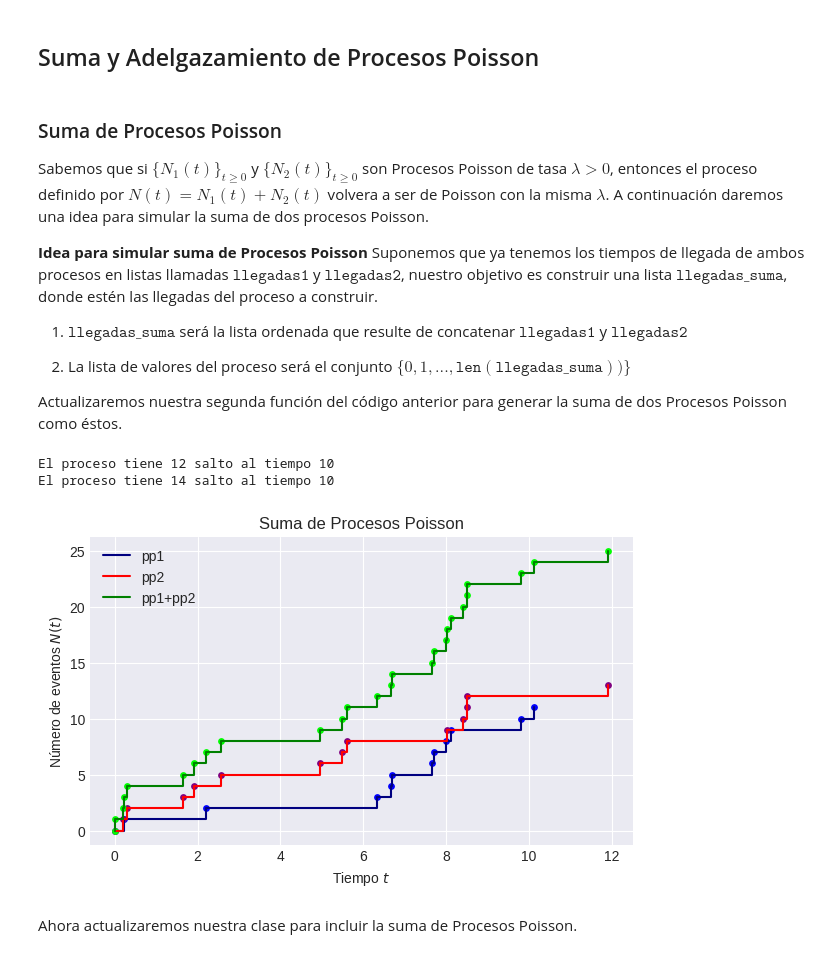
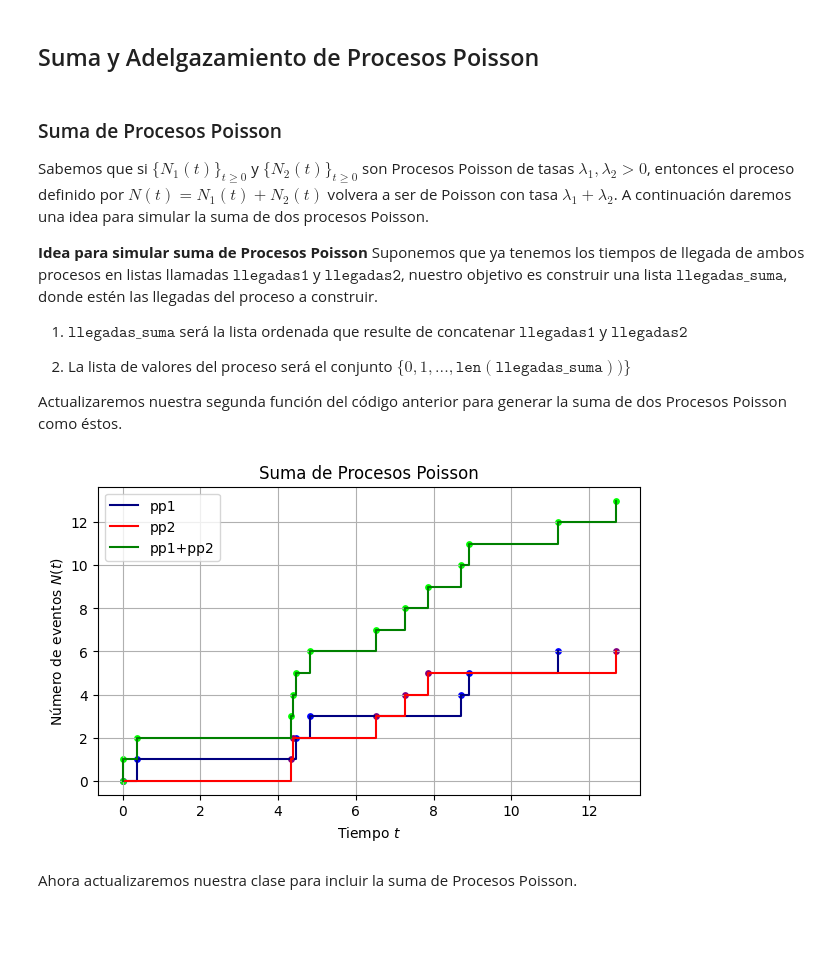
Before and after one commit to eliasegn/ProcesosI, a Jupyter notebook: PP2_SumayAdelgazamientodeProcesosPoisson.ipynb, the cells around one changed output. Drawn from its saved outputs; the diff is of its cells as text; code cells hidden in the pictures; blank space fills up the shorter version.

```diff
--- a/PP2_SumayAdelgazamientodeProcesosPoisson.ipynb
+++ b/PP2_SumayAdelgazamientodeProcesosPoisson.ipynb
@@ -2,7 +2,7 @@
 ## Suma y Adelgazamiento de Procesos Poisson
 # %% [markdown]
 ### Suma de Procesos Poisson
-Sabemos que si $\{N_1(t)\}_{t \geq 0}$ y $\{N_2(t)\}_{t \geq 0}$ son Procesos Poisson de tasa $\lambda > 0$, entonces el proceso definido por $N(t) = N_1(t) + N_2(t)$ volvera a ser de Poisson con la misma $\lambda$. A continuación daremos una idea para simular la suma de dos procesos Poisson.
+Sabemos que si $\{N_1(t)\}_{t \geq 0}$ y $\{N_2(t)\}_{t \geq 0}$ son Procesos Poisson de tasas $\lambda_1, \lambda_2 > 0$, entonces el proceso definido por $N(t) = N_1(t) + N_2(t)$ volvera a ser de Poisson con tasa $\lambda_1 + \lambda_2$. A continuación daremos una idea para simular la suma de dos procesos Poisson.
 
 **Idea para simular suma de Procesos Poisson**
 Suponemos que ya tenemos los tiempos de llegada de ambos procesos en listas llamadas $\texttt{llegadas1}$ y $\texttt{llegadas2}$, nuestro objetivo es construir una lista $\texttt{llegadas_suma}$, donde estén las llegadas del proceso a construir.
@@ -43,35 +47,33 @@ class ProcesoPoisson:
     plt.grid()
 # %%
 # Generamos los dos procesos base
-pp1 = ProcesoPoisson(0.7)
-pp2 = ProcesoPoisson(0.7)
+pp1 = ProcesoPoisson(0.2)
+pp2 = ProcesoPoisson(0.5)
 
 # Generamos las trayectorias
 pp1_datos = pp1.simular(10)
 pp2_datos = pp2.simular(10)
 
 # Hacemos el proceso suma
 sum = list(pp1_datos['T_n']) + list(pp2_datos['T_n'])
 pp_suma = pd.DataFrame({'n':range(0,len(sum)), 'T_n':sorted(sum)})
 
 # Graficamos
 plt.figure(figsize=(7,4))
 plt.step(pp1_datos['T_n'], pp1_datos['n'], where='post', color='navy', label = 'pp1')
 plt.scatter(pp1_datos['T_n'], pp1_datos['n'], color='blue', zorder=1, s=15)
 plt.step(pp2_datos['T_n'], pp2_datos['n'], where='post', color='red', label = 'pp2')
 plt.scatter(pp2_datos['T_n'], pp2_datos['n'], color='purple', zorder=1, s=15)
 plt.step(pp_suma['T_n'], pp_suma['n'], where='post', color='green', label = 'pp1+pp2')
 plt.scatter(pp_suma['T_n'], pp_suma['n'], color='lime', zorder=1, s=15)
 plt.title('Suma de Procesos Poisson')
 plt.xlabel('Tiempo $t$')
 plt.ylabel('Número de eventos $N(t)$')
 plt.legend()
 plt.grid()
 plt.show()
 # %% [output]
-El proceso tiene 12 salto al tiempo 10
-El proceso tiene 14 salto al tiempo 10
-[figure, old version]
+[figure, new version]
 # %% [markdown]
 Ahora actualizaremos nuestra clase para incluir la suma de Procesos Poisson.
 # %%
```
Also changed, not shown: parts of 6 cells of this notebook.
